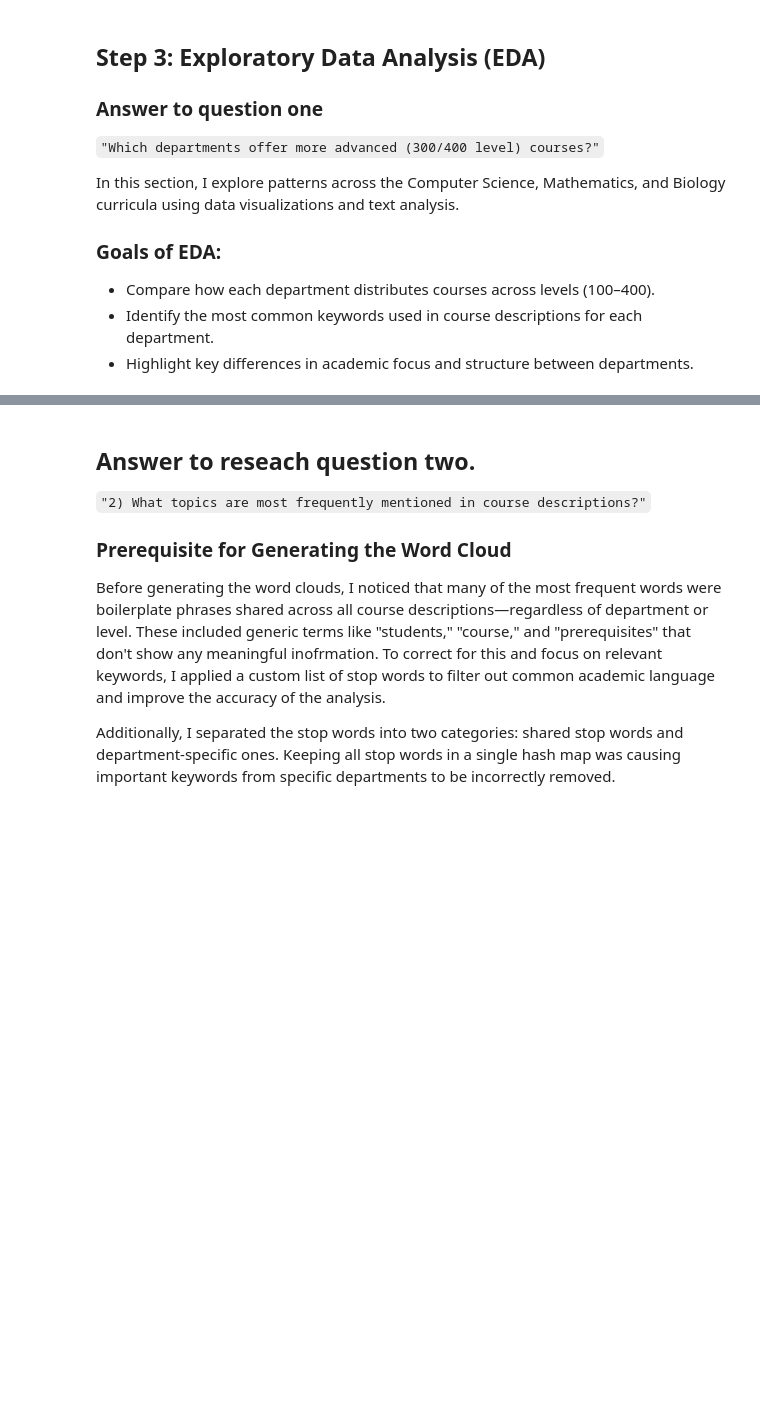
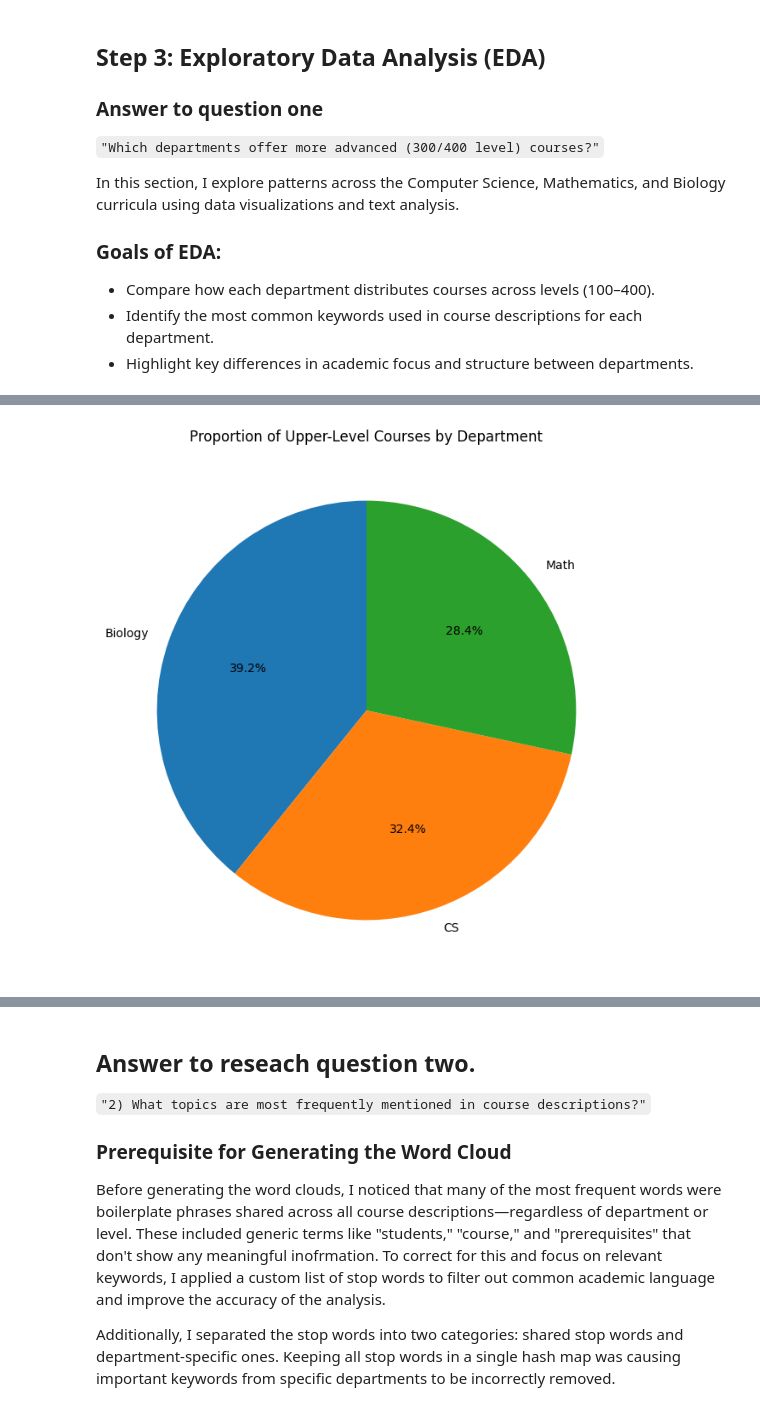
Before and after one commit to danielcoblentz/DepartmentalCourseAnalysis, a Jupyter notebook: CS200_final_project.ipynb, the cells around one changed output, grey strips where cells are left out. Cells and saved outputs as stored; diff of their text form; code cells hidden in the pictures; blank space fills up the shorter version.

```diff
--- a/CS200_final_project.ipynb
+++ b/CS200_final_project.ipynb
@@ -213,0 +227,12 @@ This bar chart visualizes the number of courses offered at each level (000,100,
+# %%
+#other graphs(not choosing these just wanted to see the result more EDA)
+
+upper_level = df_combined[df_combined['Course Level'].isin(['300', '400'])]
+upper_counts = upper_level.groupby('Department').size().reset_index(name='Count')
+
+plt.figure(figsize=(8, 8))
+plt.pie(upper_counts['Count'], labels=upper_counts['Department'], autopct='%1.1f%%', startangle=90)
+plt.title('Proportion of Upper-Level Courses by Department')
+plt.show()
+# %% [output]
+[figure, added]
```
Also changed, not shown: parts of 19 cells of this notebook.
